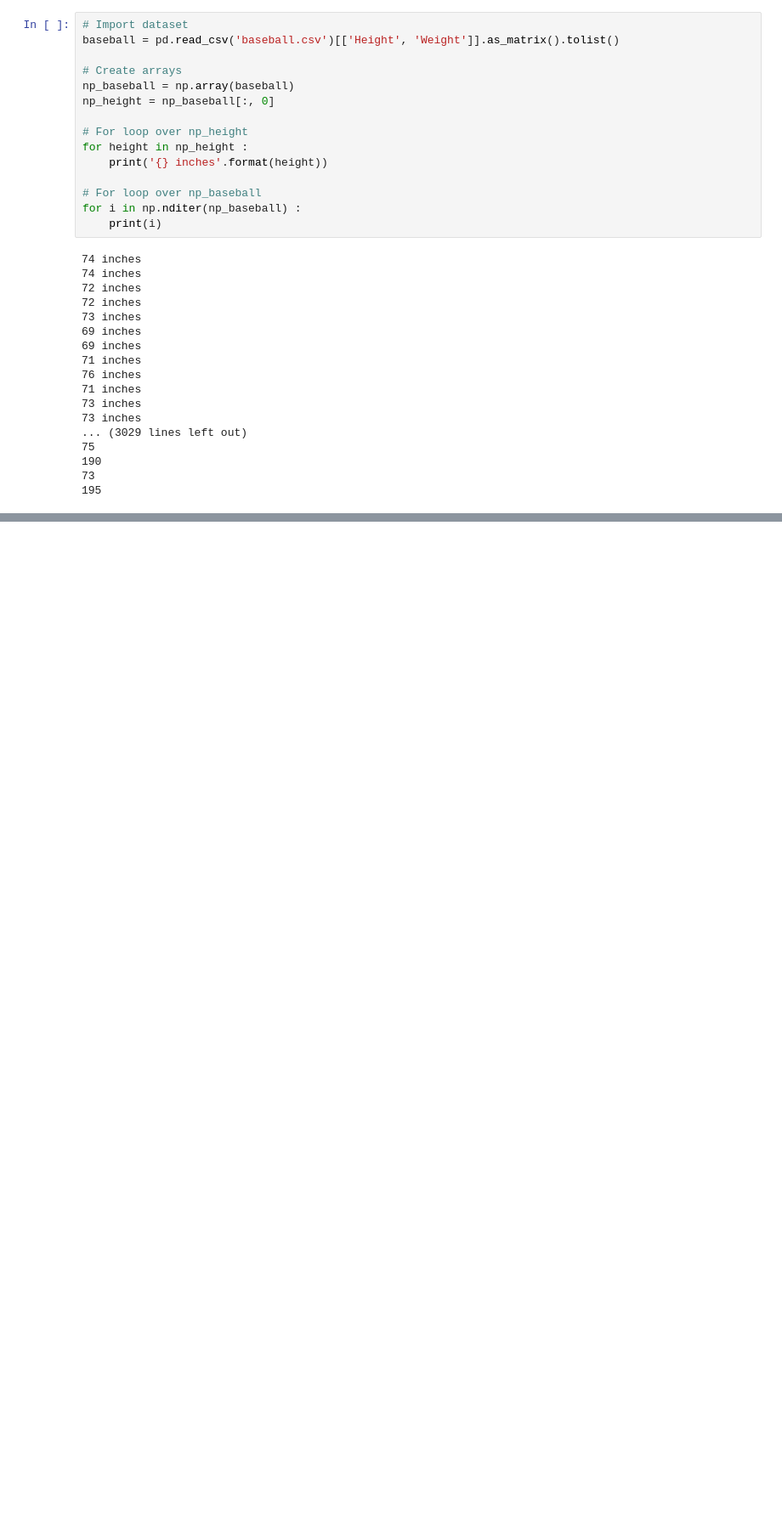
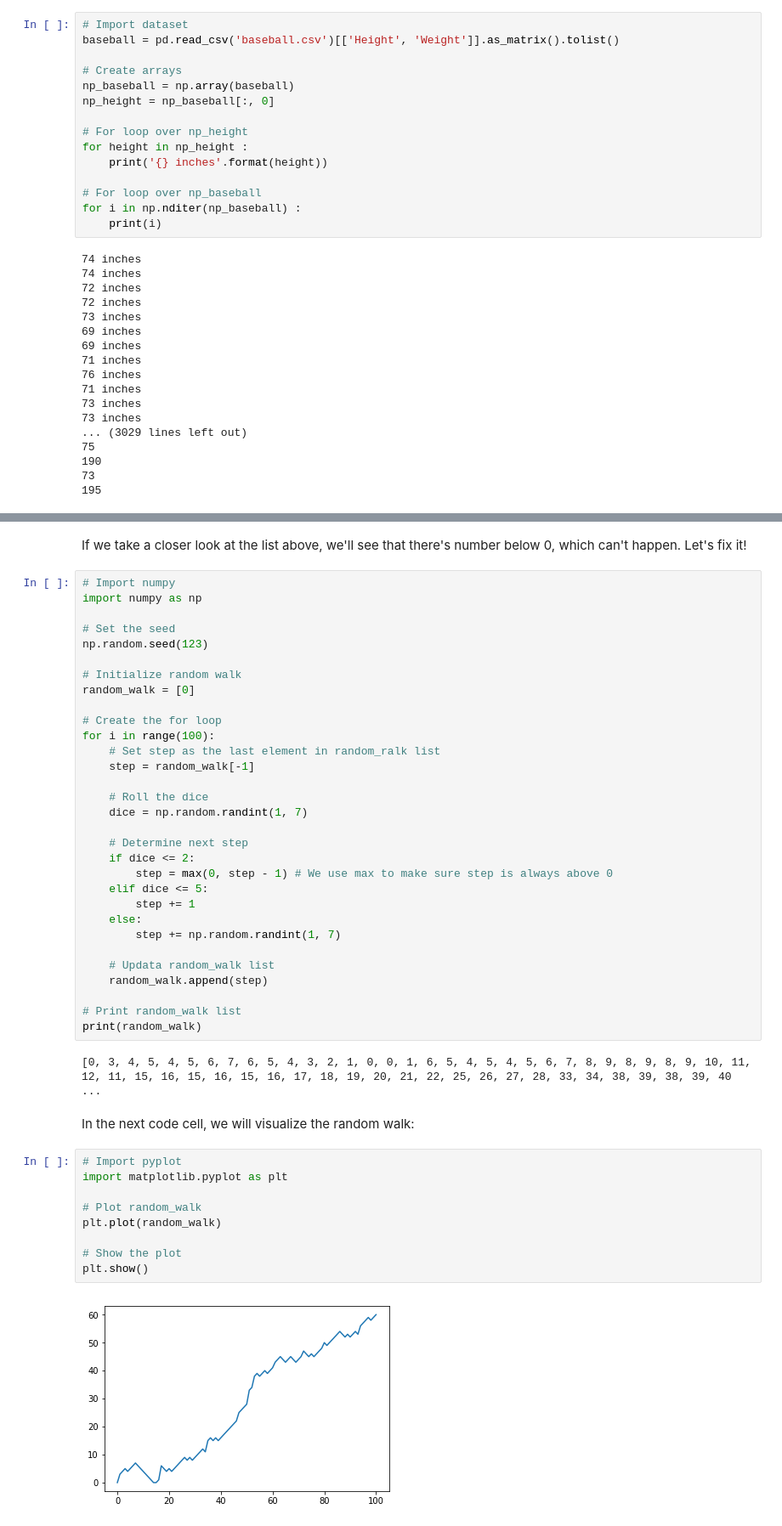
Before and after one commit to vilacham/DataCamp_Courses, a Jupyter notebook: Intermediate Python for Data Science.ipynb, the cells around one changed output, grey strips where cells are left out. Shown: that part at 85% size. Cells and saved outputs as stored; diff of their text form; blank space fills up the shorter version.

```diff
--- a/Intermediate Python for Data Science.ipynb
+++ b/Intermediate Python for Data Science.ipynb
@@ -1154,0 +1262,48 @@ for i in np.nditer(np_baseball) :
+# %% [markdown]
+If we take a closer look at the list above, we'll see that there's number below 0, which can't happen. Let's fix it!
+# %%
+# Import numpy
+import numpy as np
+
+# Set the seed
+np.random.seed(123)
+
+# Initialize random walk
+random_walk = [0]
+
+# Create the for loop
+for i in range(100):
+    # Set step as the last element in random_ralk list
+    step = random_walk[-1]
+
+    # Roll the dice
+    dice = np.random.randint(1, 7)
+
+    # Determine next step
+    if dice <= 2:
+        step = max(0, step - 1) # We use max to make sure step is always above 0
+    elif dice <= 5:
+        step += 1
+    else:
+        step += np.random.randint(1, 7)
+
+    # Updata random_walk list
+    random_walk.append(step)
+
+# Print random_walk list
+print(random_walk)
+# %% [output]
+[0, 3, 4, 5, 4, 5, 6, 7, 6, 5, 4, 3, 2, 1, 0, 0, 1, 6, 5, 4, 5, 4, 5, 6, 7, 8, 9, 8, 9, 8, 9, 10, 11, 12, 11, 15, 16, 15, 16, 15, 16, 17, 18, 19, 20, 21, 22, 25, 26, 27, 28, 33, 34, 38, 39, 38, 39, 40 ...
+# %% [markdown]
+In the next code cell, we will visualize the random walk:
+# %%
+# Import pyplot
+import matplotlib.pyplot as plt
+
+# Plot random_walk
+plt.plot(random_walk)
+
+# Show the plot
+plt.show()
+# %% [output]
+[figure, added]
```
Also changed, not shown: parts of 24 cells of this notebook.
